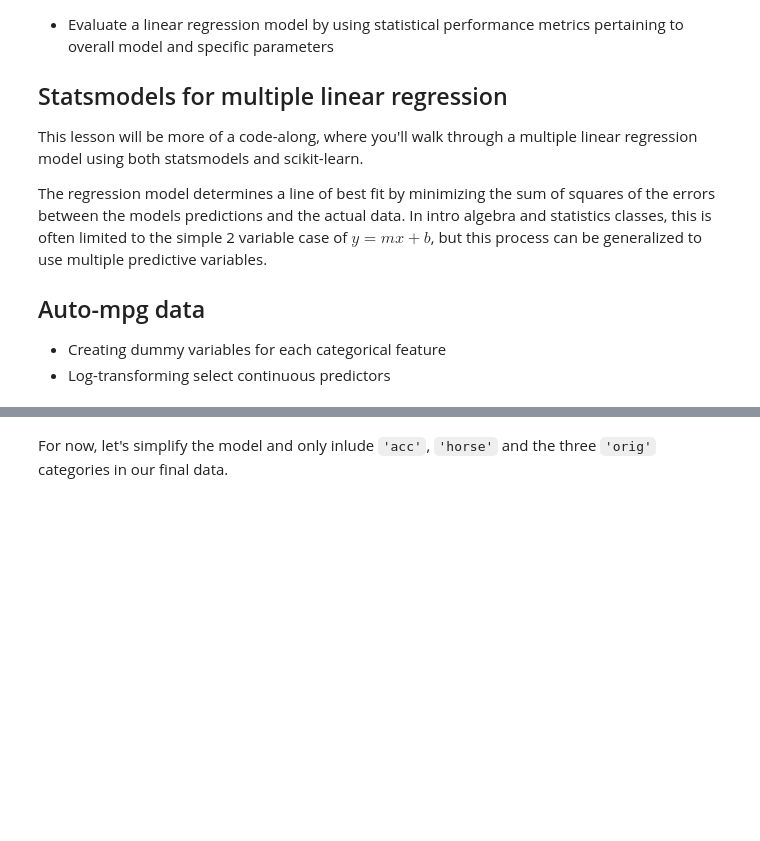
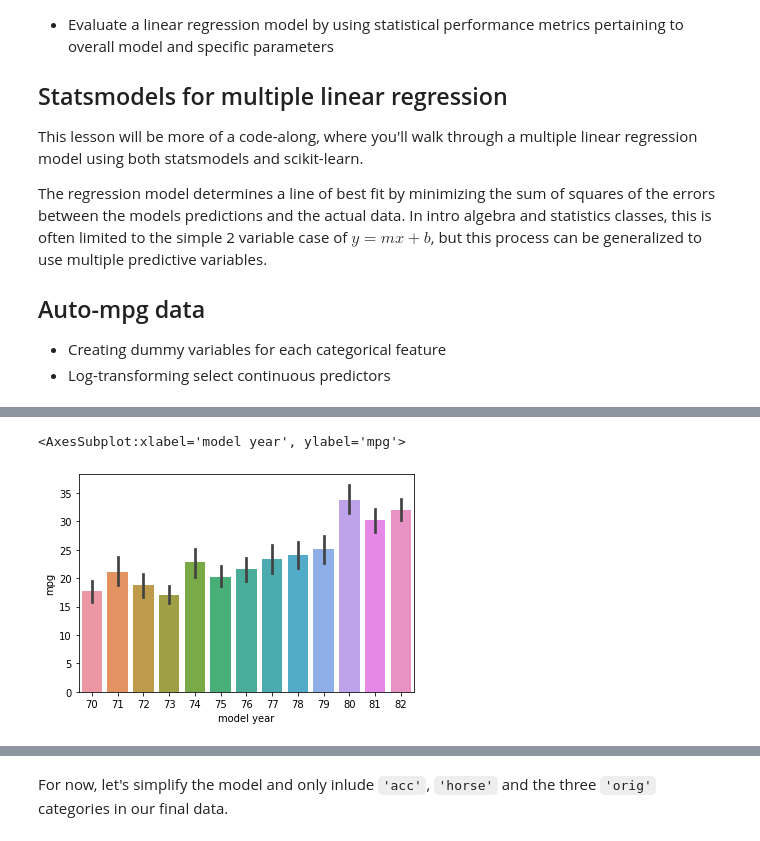
Before and after one commit to angelaaaateng/ftw_python, a Jupyter notebook: B7_EDA/Multiple_Linear_Reg.ipynb, the cells around one changed output, grey strips where cells are left out. Drawn from its saved outputs; the diff is of its cells as text; code cells hidden in the pictures; blank space fills up the shorter version.

```diff
--- a/B7_EDA/Multiple_Linear_Reg.ipynb
+++ b/B7_EDA/Multiple_Linear_Reg.ipynb
@@ -21,0 +116,7 @@ The regression model determines a line of best fit by minimizing the sum of squa
+# %%
+# model
+sns.barplot(data=data, x="model year", y="mpg",
+           estimator=np.average)
+# %% [output]
+<AxesSubplot:xlabel='model year', ylabel='mpg'>
+[figure, added]
```
Also changed, not shown: parts of 29 cells of this notebook.
